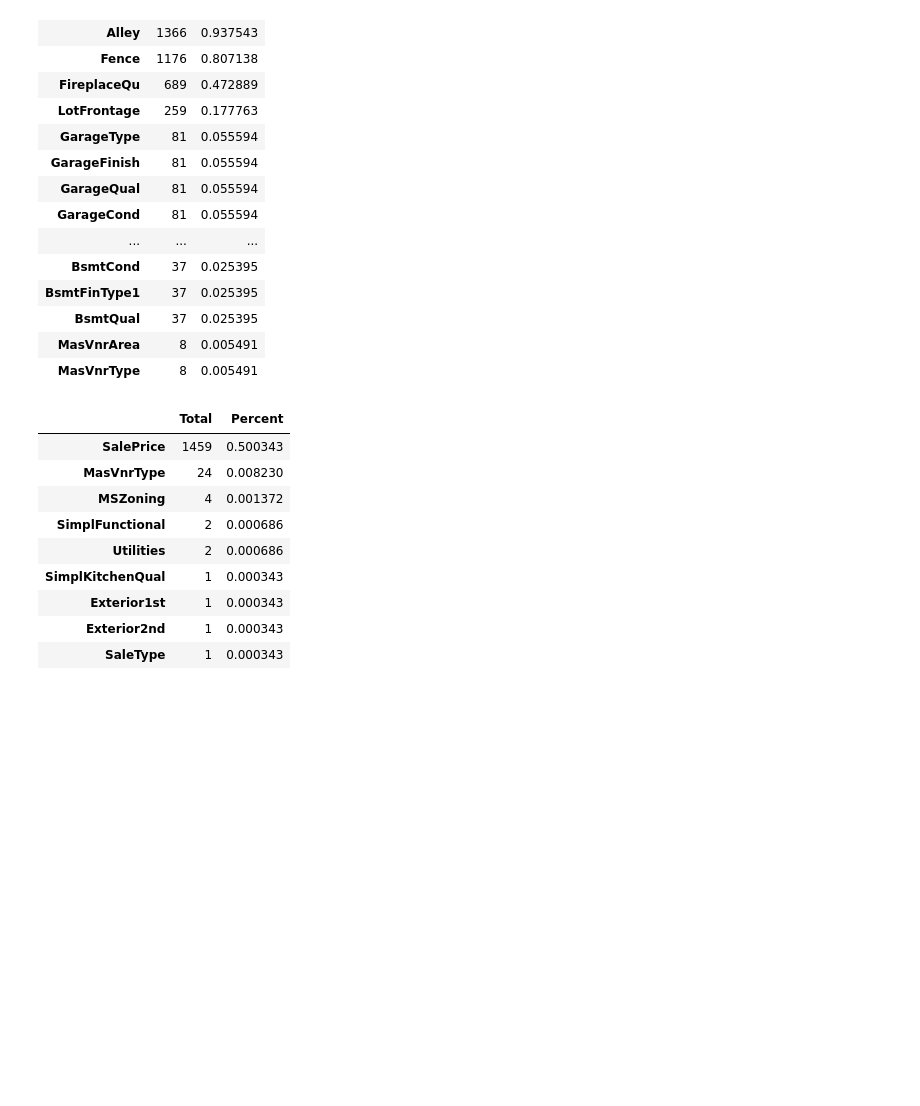
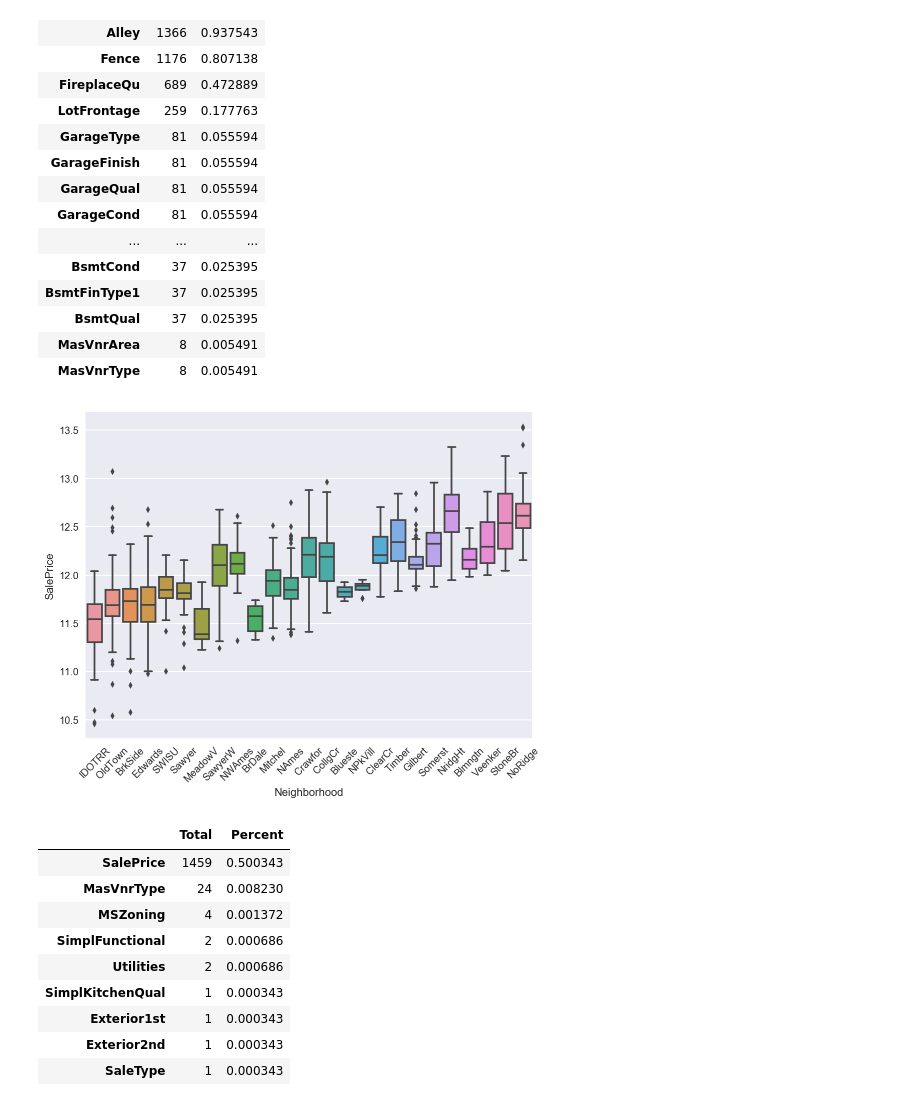
Before and after one commit to riccamastellone/data-science, a Jupyter notebook: Kaggle/Feature Engineering.ipynb, the cells around one changed output. Drawn from its saved outputs; the diff is of its cells as text; code cells hidden in the pictures; blank space fills up the shorter version.

```diff
--- a/Kaggle/Feature Engineering.ipynb
+++ b/Kaggle/Feature Engineering.ipynb
@@ -48,6 +49,21 @@ lot_frontage_by_neighborhood = joined_df["LotFrontage"].groupby(df["Neighborhood
 for key, group in lot_frontage_by_neighborhood:
     idx = (joined_df["Neighborhood"] == key) & (joined_df["LotFrontage"].isnull())
     joined_df.loc[idx, "LotFrontage"] = group.median()
+# %%
+# Clustering the neighbourhoods
+interesting_attributes = ['Neighborhood','SalePrice']
+f, ax = plt.subplots(figsize=(8, 6))
+sns.boxplot(x=interesting_attributes[0], y="SalePrice", data=df[interesting_attributes].sort_values(by='SalePrice'))
+plt.xticks(rotation=45)
+
+joined_df.loc[joined_df.Neighborhood == 'NridgHt', "Neighborhood_Good"] = 1
+joined_df.loc[joined_df.Neighborhood == 'Crawfor', "Neighborhood_Good"] = 1
+joined_df.loc[joined_df.Neighborhood == 'StoneBr', "Neighborhood_Good"] = 1
+joined_df.loc[joined_df.Neighborhood == 'Somerst', "Neighborhood_Good"] = 1
+joined_df.loc[joined_df.Neighborhood == 'NoRidge', "Neighborhood_Good"] = 1
+joined_df["Neighborhood_Good"].fillna(0, inplace=True)
+# %% [output]
+[figure, added]
 # %%
 # Central Air as binary feature
 joined_df['CentralAir'] = joined_df['CentralAir'].apply(lambda x: 1 if x == 'Y' else 0)
```
Also changed, not shown: parts of 5 cells of this notebook, 4 other files.
